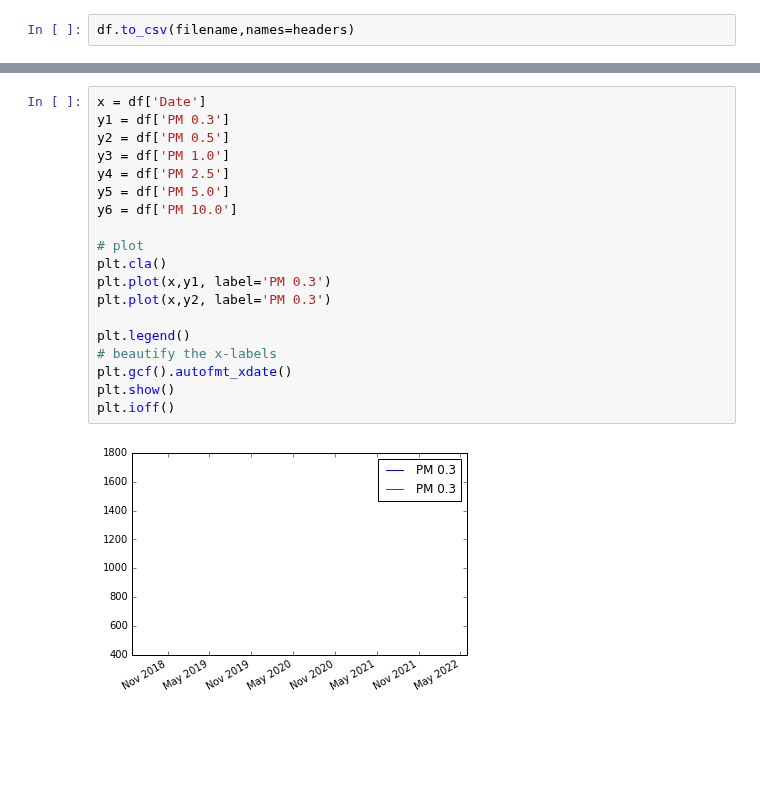
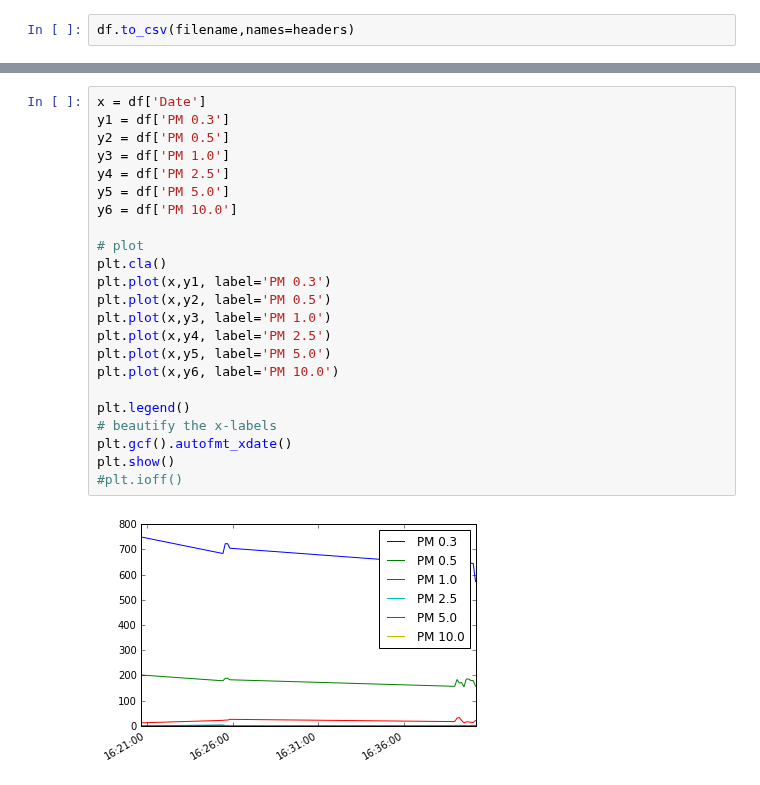
Before and after one commit to M0JPI/red-pitaya-projects, a Jupyter notebook: jupyter-notebooks/Serial Test over USB.ipynb, the cells around one changed output, grey strips where cells are left out. Drawn from its saved outputs; the diff is of its cells as text; blank space fills up the shorter version.

Commit message:
Update live plotting

```diff
--- a/jupyter-notebooks/Serial Test over USB.ipynb
+++ b/jupyter-notebooks/Serial Test over USB.ipynb
@@ -155,22 +157,26 @@ df
 # %%
 x = df['Date']
 y1 = df['PM 0.3']
 y2 = df['PM 0.5']
 y3 = df['PM 1.0']
 y4 = df['PM 2.5']
 y5 = df['PM 5.0']
 y6 = df['PM 10.0']
 
 # plot
 plt.cla()
 plt.plot(x,y1, label='PM 0.3')
-plt.plot(x,y2, label='PM 0.3')
+plt.plot(x,y2, label='PM 0.5')
+plt.plot(x,y3, label='PM 1.0')
+plt.plot(x,y4, label='PM 2.5')
+plt.plot(x,y5, label='PM 5.0')
+plt.plot(x,y6, label='PM 10.0')
 
 plt.legend()
 # beautify the x-labels
 plt.gcf().autofmt_xdate()
 plt.show()
-plt.ioff()
+#plt.ioff()
 # %% [output]
-[figure, old version]
+[figure, new version]
 # %%
```
Also changed, not shown: parts of 17 cells of this notebook, 2 other files.
